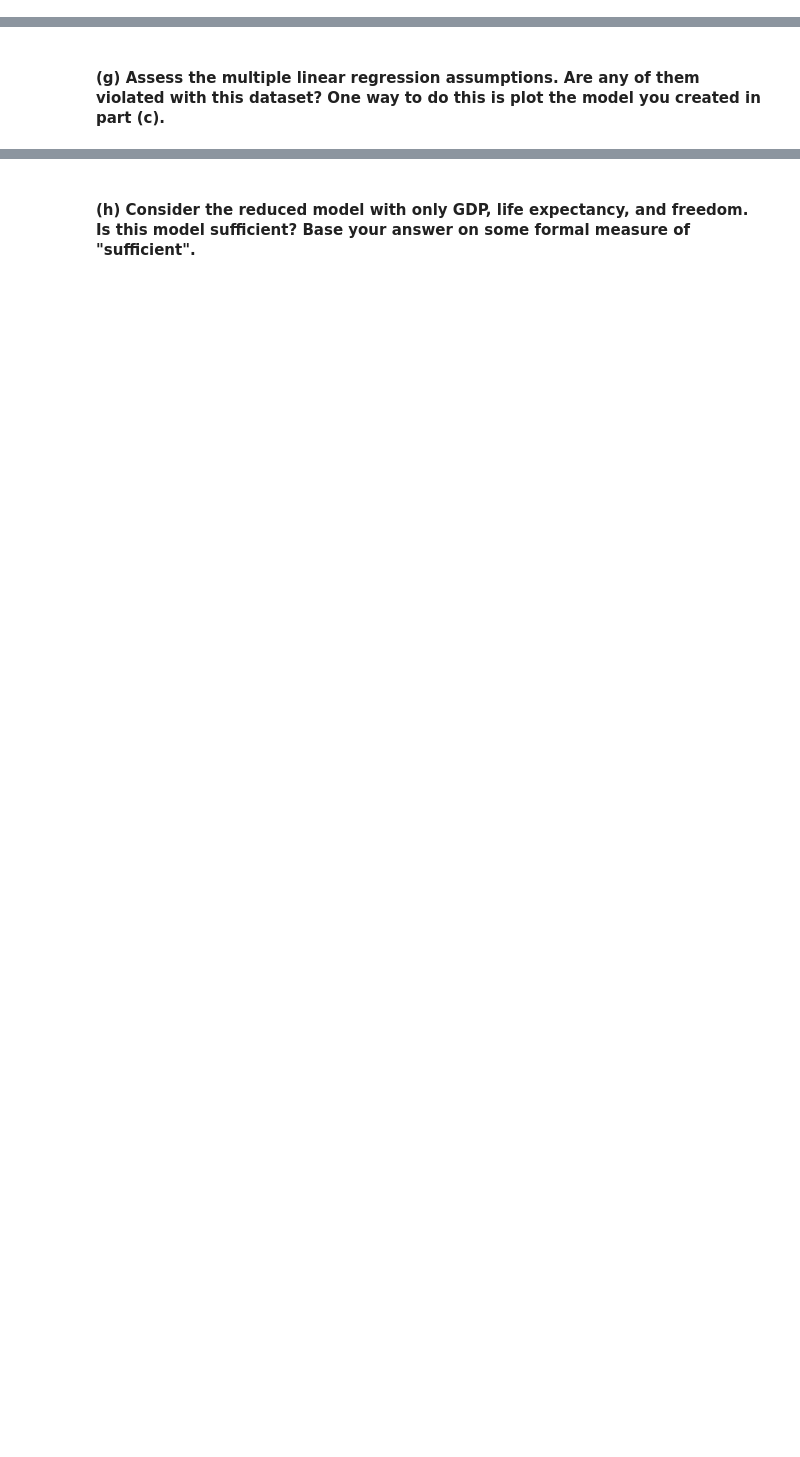
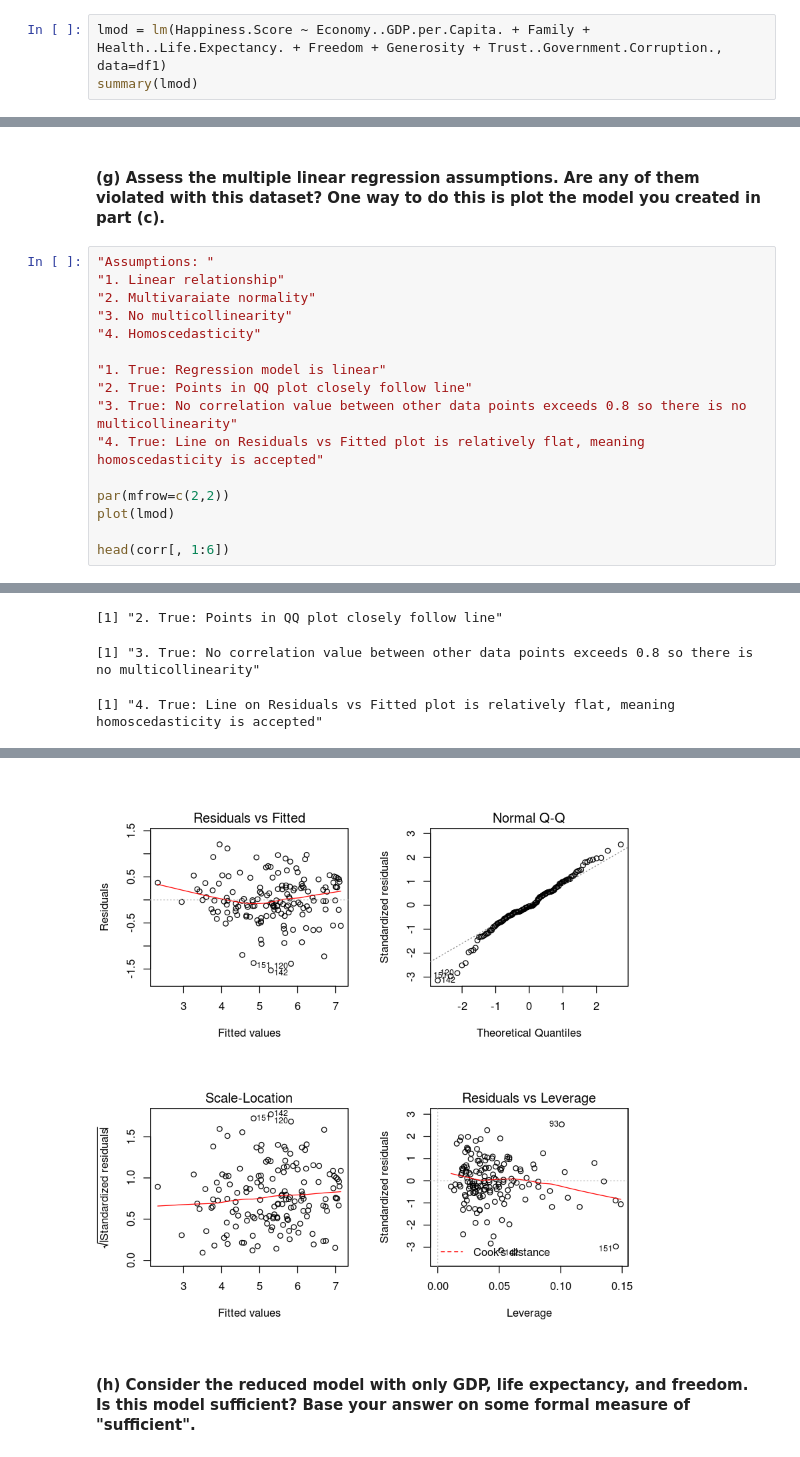
Before and after one commit to BDesBrisay/appm4570, a Jupyter notebook: finalProject/APPM4570-Project-Sp2018.ipynb, the cells around one changed output, grey strips where cells are left out. Saved outputs shown, nothing was run; the diff lists cells and outputs as text; blank space fills up the shorter version.

```diff
--- a/finalProject/APPM4570-Project-Sp2018.ipynb
+++ b/finalProject/APPM4570-Project-Sp2018.ipynb
@@ -152,2 +204,5 @@ Each variable measured reveals a populated-weighted average score on a scale run
 # %% [markdown]
 #### (c) Construct a multiple linear regression model where the happiness score is the response, and the remaining variables used in (b) as predictors. Print a summary of this model.
+# %%
+lmod = lm(Happiness.Score ~ Economy..GDP.per.Capita. + Family + Health..Life.Expectancy. + Freedom + Generosity + Trust..Government.Corruption., data=df1)
+summary(lmod)
@@ -160,2 +266,19 @@ Each variable measured reveals a populated-weighted average score on a scale run
 # %% [markdown]
 #### (g) Assess the multiple linear regression assumptions. Are any of them violated with this dataset? One way to do this is plot the model you created in part (c).
+# %%
+"Assumptions: "
+"1. Linear relationship"
+"2. Multivaraiate normality"
+"3. No multicollinearity"
+"4. Homoscedasticity"
+
+"1. True: Regression model is linear"
+"2. True: Points in QQ plot closely follow line"
+"3. True: No correlation value between other data points exceeds 0.8 so there is no multicollinearity"
+"4. True: Line on Residuals vs Fitted plot is relatively flat, meaning homoscedasticity is accepted"
+
+par(mfrow=c(2,2))
+plot(lmod)
+
+head(corr[, 1:6])
+# %% [output]
@@ -161,0 +291,3 @@ Each variable measured reveals a populated-weighted average score on a scale run
+[1] "2. True: Points in QQ plot closely follow line"
+[1] "3. True: No correlation value between other data points exceeds 0.8 so there is no multicollinearity"
+[1] "4. True: Line on Residuals vs Fitted plot is relatively flat, meaning homoscedasticity is accepted"
@@ -162,2 +301,3 @@ Each variable measured reveals a populated-weighted average score on a scale run
+[figure, added]
 # %% [markdown]
 #### (h) Consider the reduced model with only GDP, life expectancy, and freedom. Is this model sufficient? Base your answer on some formal measure of "sufficient".
```
Also changed, not shown: parts of 14 cells of this notebook.
